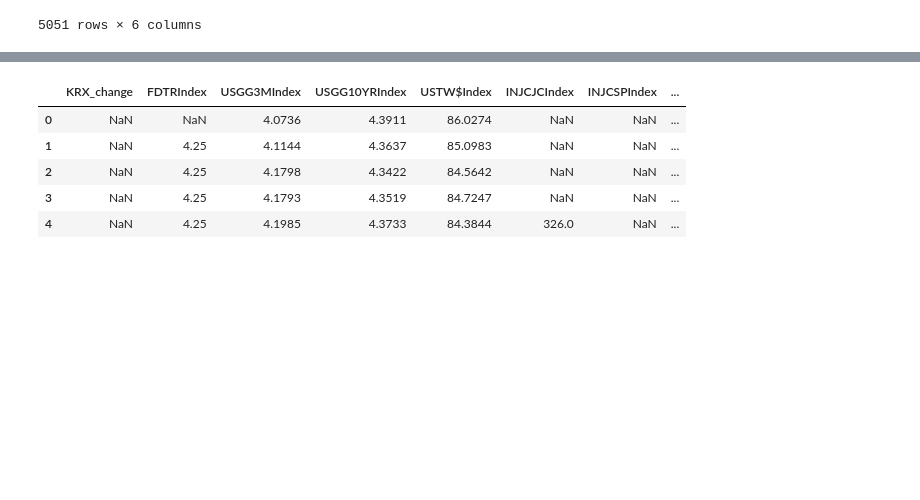
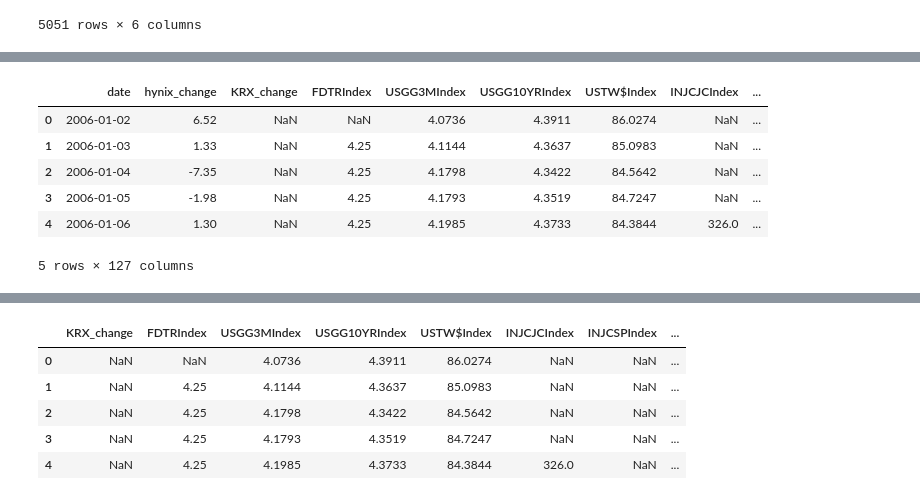
Before and after one commit to mokpolar/KRX_semiconductor_index_prediction, a Jupyter notebook: bloomberg_regression_fillna_step_return.ipynb, the cells around one changed output, grey strips where cells are left out. Cells and saved outputs as stored; diff of their text form; code cells hidden in the pictures; blank space fills up the shorter version.

```diff
--- a/bloomberg_regression_fillna_step_return.ipynb
+++ b/bloomberg_regression_fillna_step_return.ipynb
@@ -31,6 +48,8 @@ df.head()
 | 4 | 4 | 2006-01-06 | 1,008.15 | 21,152,418 | NaN | 35,050 | 12,707,206 | 1.30 |
 # %%
 df.drop('Unnamed: 0', axis = 1, inplace = True)
+# %%
+hynix = df[['date', 'hynix_change']]
 # %%
 krx = df[['date', 'KRX_change']]
 # %%
@@ -215,0 +245,10 @@ df.to_csv('bloomberg_for_step_return.csv')
+# %%
+df.head()
+# %% [output]
+|  | date | hynix_change | KRX_change | FDTRIndex | USGG3MIndex | USGG10YRIndex | USTW$Index | INJCJCIndex | ... |
+| 0 | 2006-01-02 | 6.52 | NaN | NaN | 4.0736 | 4.3911 | 86.0274 | NaN | ... |
+| 1 | 2006-01-03 | 1.33 | NaN | 4.25 | 4.1144 | 4.3637 | 85.0983 | NaN | ... |
+| 2 | 2006-01-04 | -7.35 | NaN | 4.25 | 4.1798 | 4.3422 | 84.5642 | NaN | ... |
+| 3 | 2006-01-05 | -1.98 | NaN | 4.25 | 4.1793 | 4.3519 | 84.7247 | NaN | ... |
+| 4 | 2006-01-06 | 1.30 | NaN | 4.25 | 4.1985 | 4.3733 | 84.3844 | 326.0 | ... |
+5 rows × 127 columns
```
Also changed, not shown: parts of 29 cells of this notebook, 5 other files.
